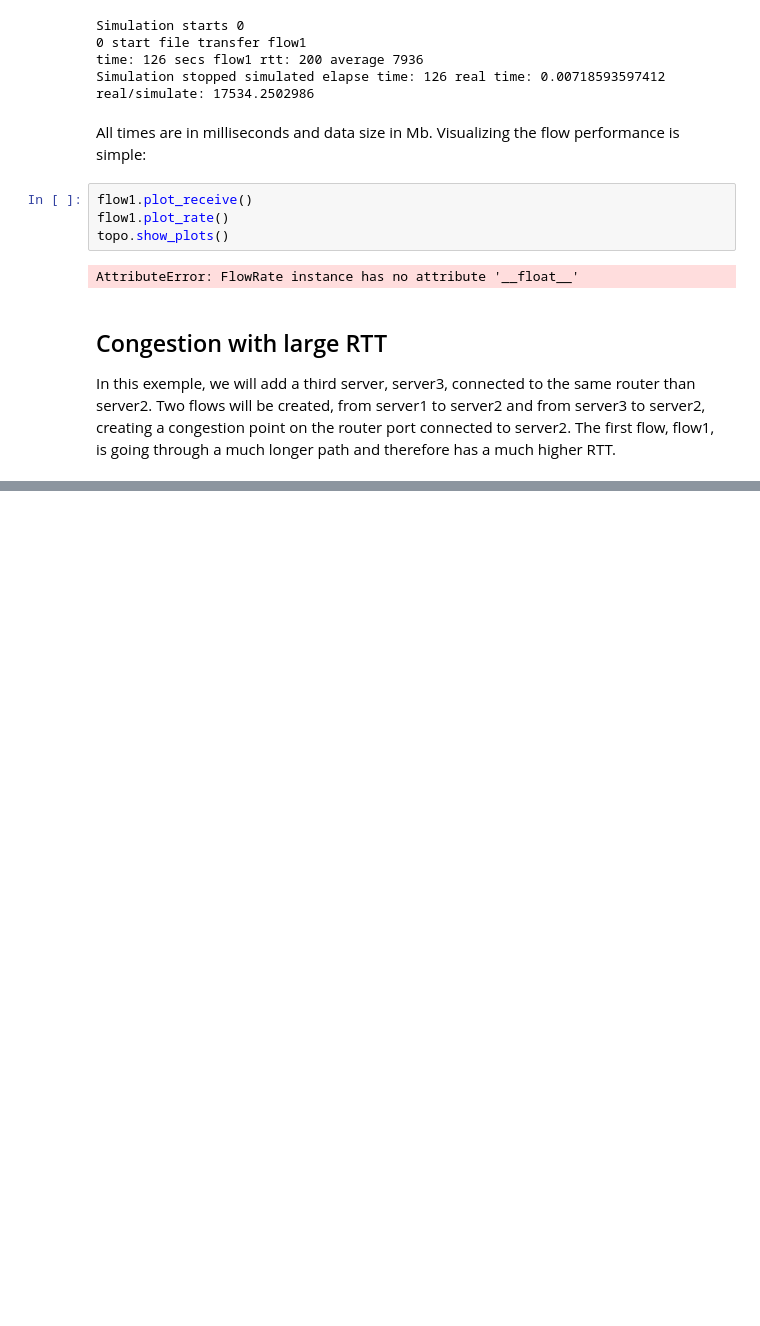
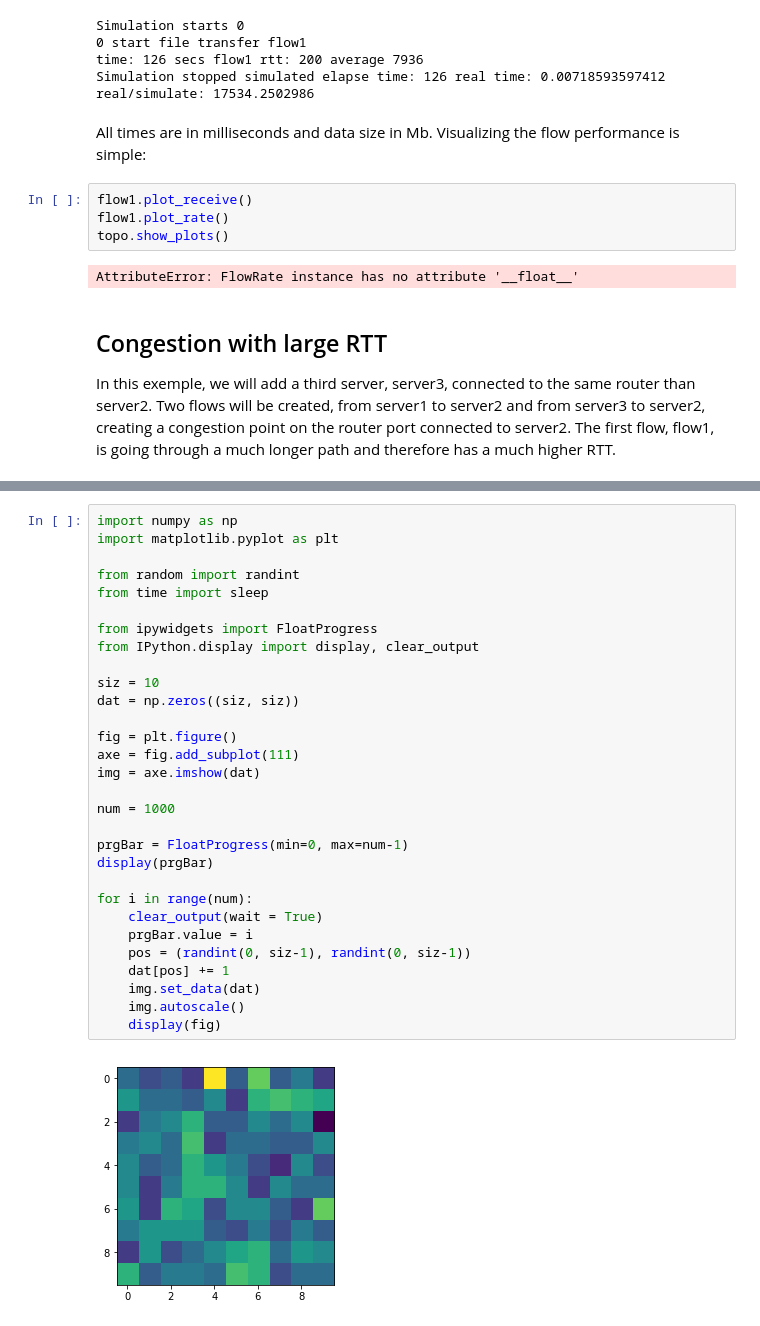
Before and after one commit to esnet/calibers, a Jupyter notebook: simulator/TutorialRate.ipynb, the cells around one changed output, grey strips where cells are left out. Saved outputs shown, nothing was run; the diff lists cells and outputs as text; blank space fills up the shorter version.

```diff
--- a/simulator/TutorialRate.ipynb
+++ b/simulator/TutorialRate.ipynb
@@ -281,0 +259,32 @@ Simulation stopped simulated elapse time: 126 real time: 0.0235760211945 real/si
+# %%
+import numpy as np
+import matplotlib.pyplot as plt
+
+from random import randint
+from time import sleep
+
+from ipywidgets import FloatProgress
+from IPython.display import display, clear_output
+
+siz = 10
+dat = np.zeros((siz, siz))
+
+fig = plt.figure()
+axe = fig.add_subplot(111)
+img = axe.imshow(dat)
+
+num = 1000
+
+prgBar = FloatProgress(min=0, max=num-1)
+display(prgBar)
+
+for i in range(num):
+    clear_output(wait = True)
+    prgBar.value = i
+    pos = (randint(0, siz-1), randint(0, siz-1))
+    dat[pos] += 1
+    img.set_data(dat)
+    img.autoscale()
+    display(fig)
+# %% [output]
+[figure, added]
```
Also changed, not shown: parts of 6 cells of this notebook, 1 other file.
